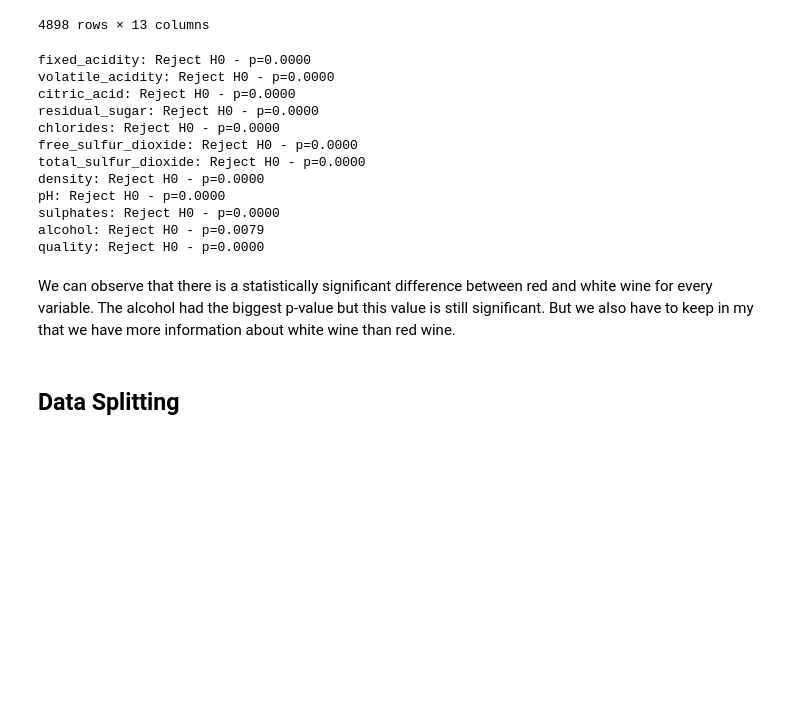
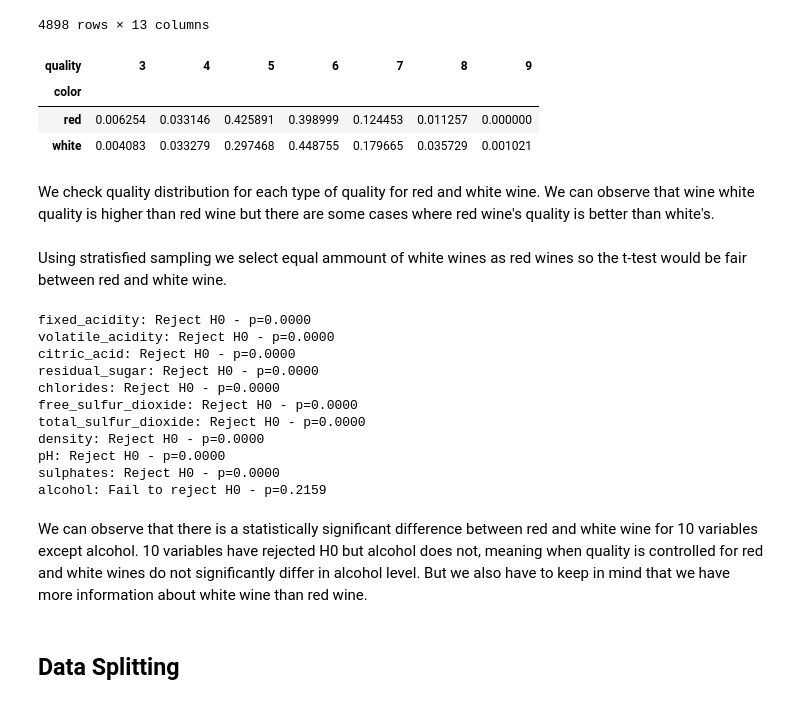
Before and after one commit to dmen04/DSA-6.1, a Jupyter notebook: src/Experiments.ipynb, the cells around one changed output. Saved outputs shown, nothing was run; the diff lists cells and outputs as text; code cells hidden in the pictures; blank space fills up the shorter version.

```diff
--- a/src/Experiments.ipynb
+++ b/src/Experiments.ipynb
@@ -226,3 +226,12 @@ white
 | 6495 | 5.5 | 0.29 | 0.30 | 1.1 | 0.022 | 20.0 | ... |
 | 6496 | 6.0 | 0.21 | 0.38 | 0.8 | 0.020 | 22.0 | ... |
 4898 rows × 13 columns
+# %%
+pd.crosstab(df['color'], df['quality'], normalize='index') # quality distribution
+# %% [output]
+| quality | 3 | 4 | 5 | 6 | 7 | 8 | 9 |
+| color |  |  |  |  |  |  |  |
+| red | 0.006254 | 0.033146 | 0.425891 | 0.398999 | 0.124453 | 0.011257 | 0.000000 |
+| white | 0.004083 | 0.033279 | 0.297468 | 0.448755 | 0.179665 | 0.035729 | 0.001021 |
+# %% [markdown]
+We check quality distribution for each type of quality for red and white wine. We can observe that wine white quality is higher than red wine but there are some cases where red wine's quality is better than white's.
@@ -229,8 +246,10 @@ white
+# %% [markdown]
+Using stratisfied sampling we select equal ammount of white wines as red wines so the t-test would be fair between red and white wine.
 # %%
 alpha = 0.05
 
-for col in df.select_dtypes(include='number').columns:
-    t, p = stats.ttest_ind(red[col], white[col])
+for col in df.select_dtypes(include='number').drop(columns=['quality']).columns:
+    t, p = stats.ttest_ind(red_stratified[col], white_stratified[col])
     if p <= alpha:
         print(f'{col}: Reject H0 - p={p:.4f}')
     else:
@@ -246,10 +265,9 @@ total_sulfur_dioxide: Reject H0 - p=0.0000
 density: Reject H0 - p=0.0000
 pH: Reject H0 - p=0.0000
 sulphates: Reject H0 - p=0.0000
-alcohol: Reject H0 - p=0.0079
-quality: Reject H0 - p=0.0000
+alcohol: Fail to reject H0 - p=0.2159
 # %% [markdown]
-We can observe that there is a statistically significant difference between red and white wine for every variable. The alcohol had the biggest p-value but this value is still significant. But we also have to keep in my that we have more information about white wine than red wine.
+We can observe that there is a statistically significant difference between red and white wine for 10 variables except alcohol. 10 variables have rejected H0 but alcohol does not, meaning when quality is controlled for red and white wines do not significantly differ in alcohol level. But we also have to keep in mind that we have more information about white wine than red wine.
 # %% [markdown]
 ## Data Splitting
 # %%
```
Also changed, not shown: parts of 8 cells of this notebook, 1 other file.
